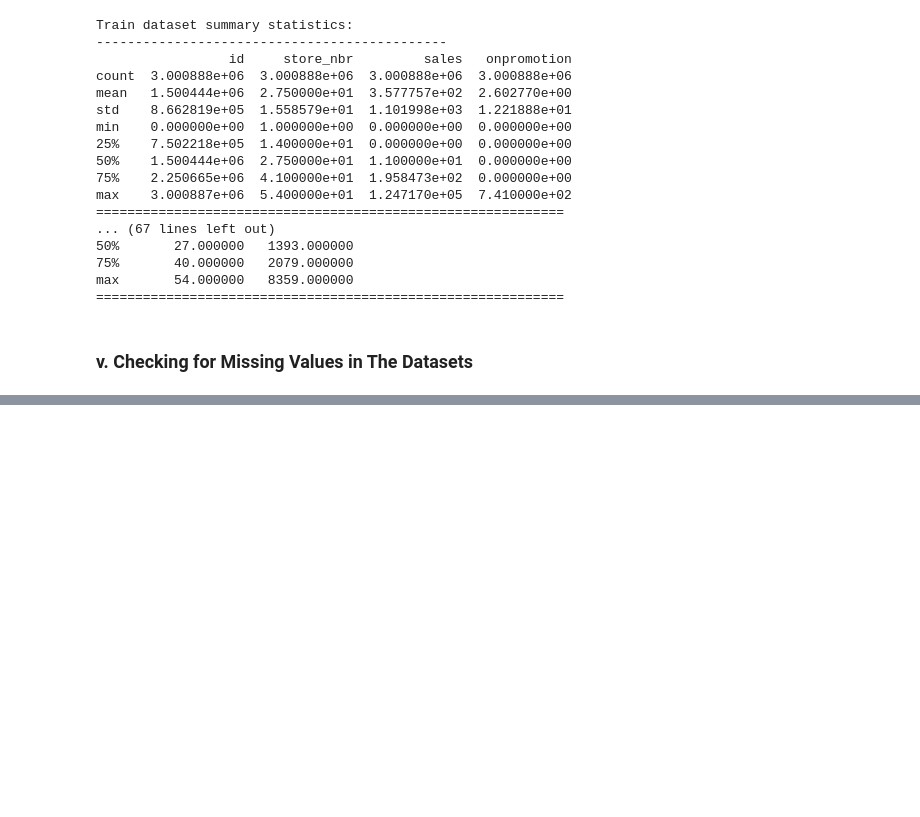
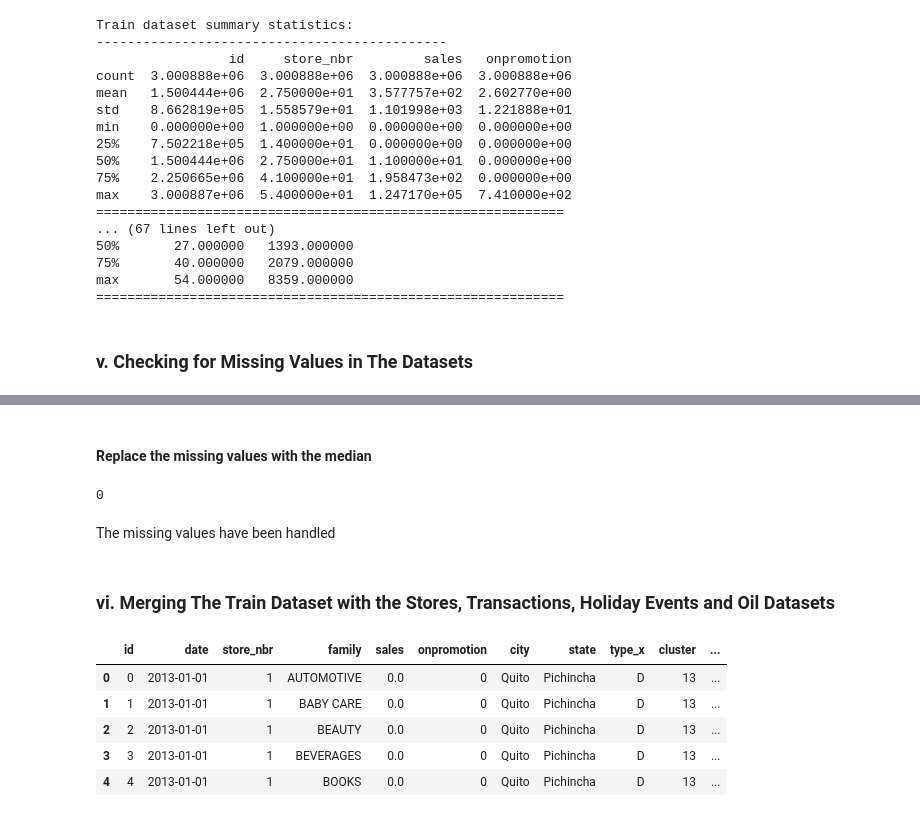
Before and after one commit to rasmodev/Time-Series-Forecasting---ML-Regression-Project, a Jupyter notebook: Regression_Time_Series.ipynb, the cells around one changed output, grey strips where cells are left out. Cells and saved outputs as stored; diff of their text form; code cells hidden in the pictures; blank space fills up the shorter version.

```diff
--- a/Regression_Time_Series.ipynb
+++ b/Regression_Time_Series.ipynb
@@ -399,0 +438,42 @@ Of all the columns in the different datasets, it is only the 'dcoilwtico' column
+# %% [markdown]
+#### Replace the missing values with the median
+# %%
+# Calculate the median
+median_value = oil_df['dcoilwtico'].median()
+
+# Replace missing values with the median
+oil_df['dcoilwtico'].fillna(median_value, inplace=True)
+# %%
+# Check for missing values after handling
+missing_values_after = oil_df['dcoilwtico'].isnull().sum()
+missing_values_after
+# %% [output]
+0
+# %% [markdown]
+The missing values have been handled
+# %% [markdown]
+### vi. Merging The Train Dataset with the Stores, Transactions, Holiday Events and Oil Datasets
+# %%
+# Merging the common columns ('store_nbr' and 'date') in the datasets using the merge() function
+# Merge train_df with stores_df based on 'store_nbr' column
+merged_df1 = train_df.merge(stores_df, on='store_nbr', how='left')
+
+# Merge merged_df1 with transactions_df based on 'date' and 'store_nbr' columns
+merged_df2 = merged_df1.merge(transactions_df, on=['date', 'store_nbr'], how='left')
+
+# Merge merged_df2 with holidays_events_df based on 'date' column
+merged_df3 = merged_df2.merge(holidays_events_df, on='date', how='left')
+
+# Merge merged_df3 with oil_df based on 'date' column
+merged_df = merged_df3.merge(oil_df, on='date', how='left')
+
+# View the first five rows of the merged dataset
+merged_df.head()
+merged_df
+# %% [output]
+|  | id | date | store_nbr | family | sales | onpromotion | city | state | type_x | cluster | ... |
+| 0 | 0 | 2013-01-01 | 1 | AUTOMOTIVE | 0.0 | 0 | Quito | Pichincha | D | 13 | ... |
+| 1 | 1 | 2013-01-01 | 1 | BABY CARE | 0.0 | 0 | Quito | Pichincha | D | 13 | ... |
+| 2 | 2 | 2013-01-01 | 1 | BEAUTY | 0.0 | 0 | Quito | Pichincha | D | 13 | ... |
+| 3 | 3 | 2013-01-01 | 1 | BEVERAGES | 0.0 | 0 | Quito | Pichincha | D | 13 | ... |
+| 4 | 4 | 2013-01-01 | 1 | BOOKS | 0.0 | 0 | Quito | Pichincha | D | 13 | ... |
```
Also changed, not shown: parts of 19 cells of this notebook.
